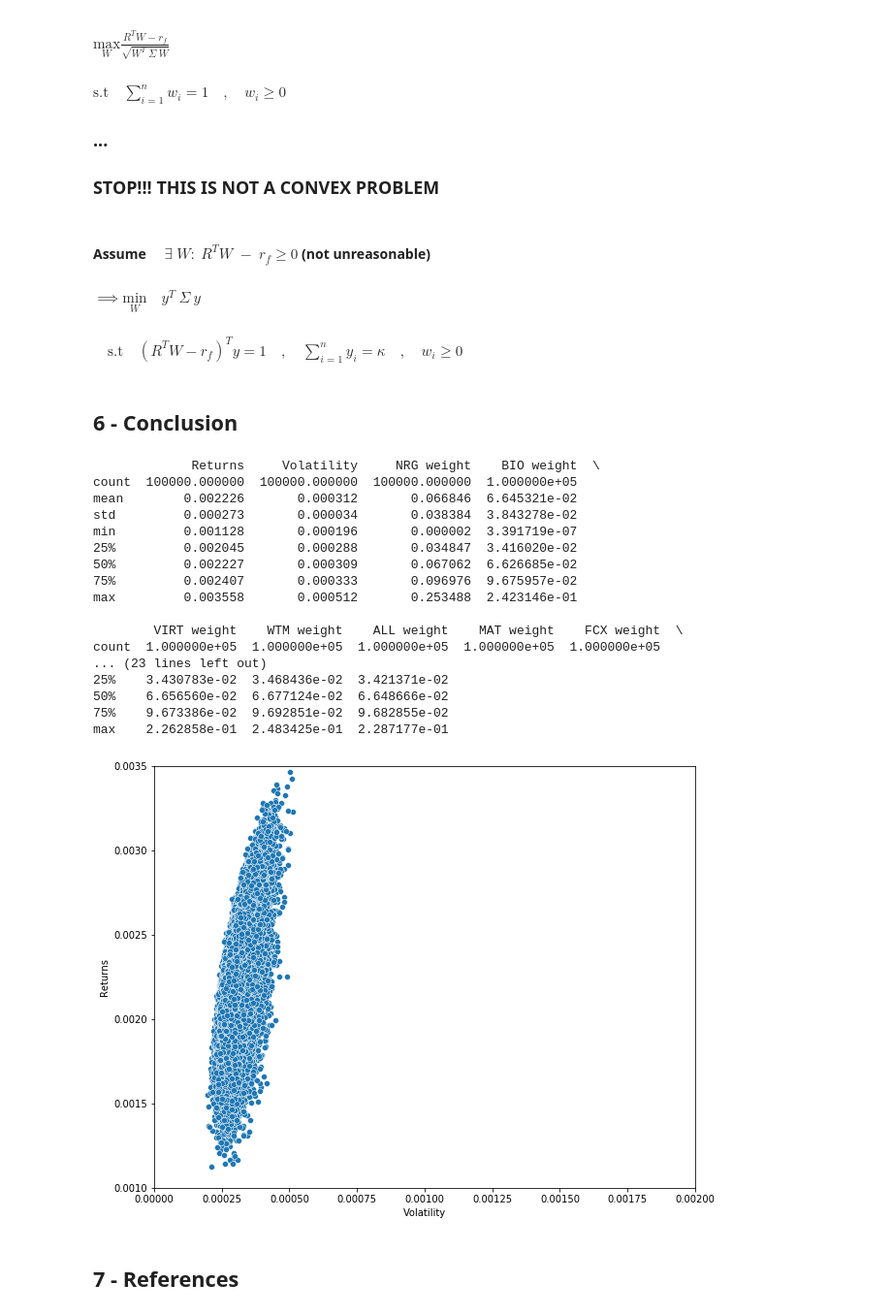
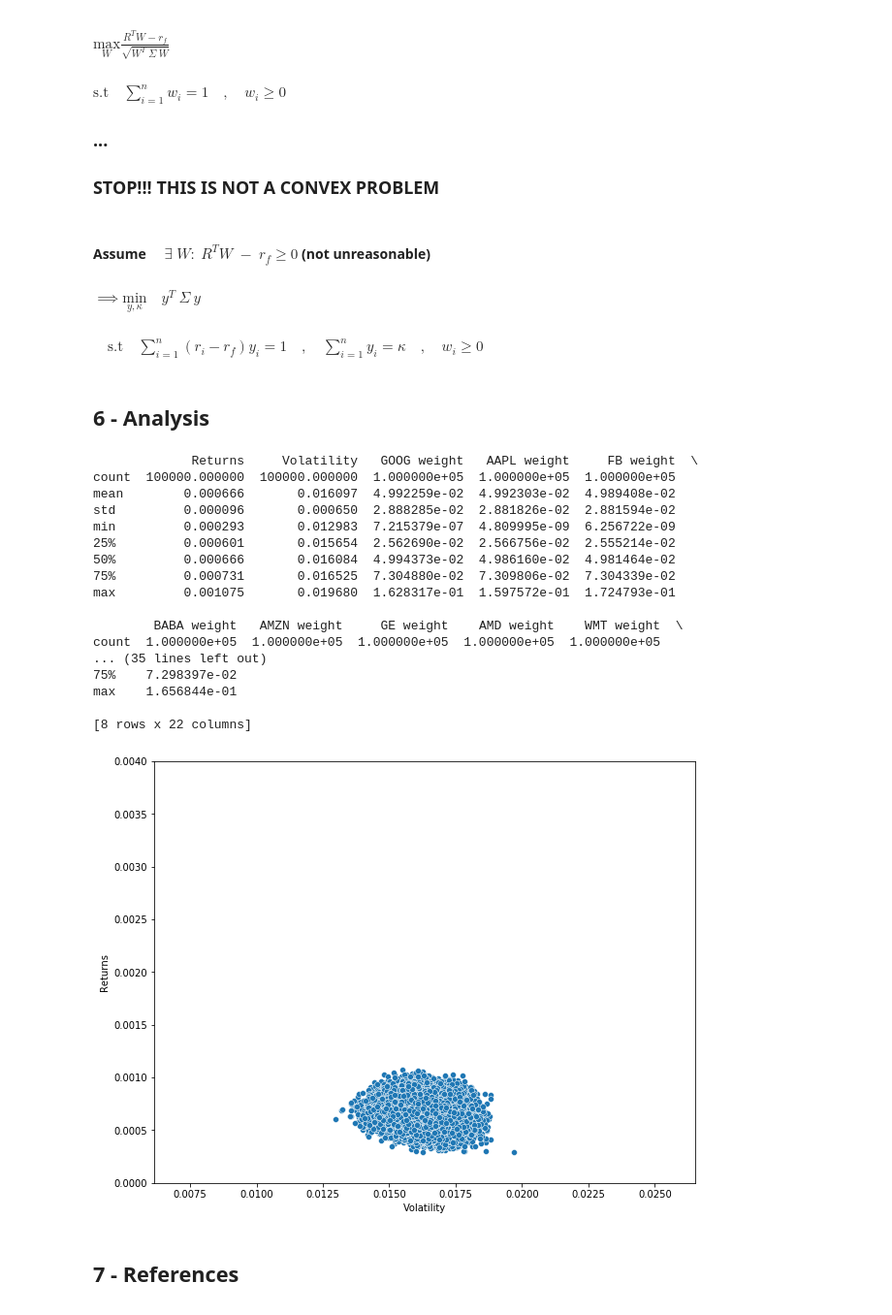
Before and after one commit to patohdzs/getting-them-stonks, a Jupyter notebook: stonks.ipynb, the cells around one changed output. Shown at 97% size. Saved outputs shown, nothing was run; the diff lists cells and outputs as text; code cells hidden in the pictures.

```diff
--- a/stonks.ipynb
+++ b/stonks.ipynb
@@ -70,7 +70,8 @@ First, we need to gather data on stock prices for a selection of assets. We focu
 # %%
 # Specify asset symbols
-stocks = ['NRG','BIO','VIRT','WTM','ALL','MAT','FCX','IAC','ZM','CE','MRNA','PTON','ETSY','TSLA','ZS']
-data = web.DataReader(stocks, 'yahoo', start='2019/02/10', end='2021/02/10')
+stocks = ['GOOG', 'AAPL', 'FB', 'BABA', 'AMZN', 'GE', 'AMD', 'WMT', 'BAC', 'GM',
+'T', 'UAA', 'SHLD', 'XOM', 'RRC', 'BBY', 'MA', 'PFE', 'JPM', 'SBUX']
+data = web.DataReader(stocks, 'yahoo', start='2018/02/10', end='2021/02/10')
 data.head()
 # %% [output]
 | Attributes | Adj Close |  |  |  |  |  |  |  |  |  | ... |
@@ -166,7 +167,7 @@ w_n
 3. Analyze solutions
 # %%
 # Defining weights vector
-n = 15
+n = 20
 w = cp.Variable(n)
 
 # Defining solutions dictionary
@@ -295,59 +300,57 @@ Solution weight is
 #### Assume $\quad \exists \; W: \; R^TW \; -  \; r_f \geq 0 $           (not unreasonable)
 
 
-#### $\implies \underset{W}{\text{min}} \quad  y^T\:\Sigma \: y $
-#### $\quad \textrm{s.t}\quad (R^TW  -  r_f)^Ty=1 \quad , \quad \sum_{i=1}^{n}{y_i}=\kappa \quad , \quad w_i\geq 0$
+#### $\implies \underset{y,\kappa}{\text{min}} \quad  y^T\:\Sigma \: y $
+#### $\quad \textrm{s.t}\quad \sum_{i=1}^{n}{(r_i-r_f)y_i}=1 \quad , \quad \sum_{i=1}^{n}{y_i}=\kappa \quad , \quad w_i\geq 0$
 # %% [markdown]
-## 6 - Conclusion
+## 6 - Analysis
 # %%
 # Monte Carlo simultions of different portfolios
 
 p_ret = [] # Define an empty array for portfolio returns
 p_vol = [] # Define an empty array for portfolio volatilities
 p_weights = [] # Define an empty array for asset weights
-num_portfolios = 100000
+num_portfolios = 500
 
 for portfolio in range(num_portfolios):
     weights = np.random.random(n)
     weights = weights/np.sum(weights)
     p_weights.append(weights)
     returns = (ex_returns.to_numpy())@weights
-    volatility =  weights@cov_returns@weights
+    volatility =  (weights@cov_returns@weights)**0.5
     p_ret.append(returns)
     p_vol.append(volatility)
 simulations = {'Returns':p_ret, 'Volatility':p_vol}
 
 for counter, symbol in enumerate(data.columns.tolist()):
     simulations[symbol+' weight'] = [w[counter] for w in p_weights]
 
 simulated_portfolios  = pd.DataFrame(simulations)
-print(simulated_portfolios.describe())
 
 f, axs = plt.subplots(figsize=(10, 8))
 sns.scatterplot(data=simulated_portfolios,x=simulated_portfolios['Volatility'],
                 y=simulated_portfolios['Returns'], ax=axs)
-plt.ylim(0.001, 0.0035)
-plt.xlim(0, 0.002)
+plt.ylim(0, 0.004)
 
 plt.show()
 # %% [output]
-             Returns     Volatility     NRG weight    BIO weight  \
-count  100000.000000  100000.000000  100000.000000  1.000000e+05
-mean        0.002226       0.000312       0.066846  6.645321e-02
-std         0.000273       0.000034       0.038384  3.843278e-02
-min         0.001128       0.000196       0.000002  3.391719e-07
-25%         0.002045       0.000288       0.034847  3.416020e-02
-50%         0.002227       0.000309       0.067062  6.626685e-02
-75%         0.002407       0.000333       0.096976  9.675957e-02
-max         0.003558       0.000512       0.253488  2.423146e-01
+             Returns     Volatility   GOOG weight   AAPL weight     FB weight  \
+count  100000.000000  100000.000000  1.000000e+05  1.000000e+05  1.000000e+05
+mean        0.000666       0.016097  4.992259e-02  4.992303e-02  4.989408e-02
+std         0.000096       0.000650  2.888285e-02  2.881826e-02  2.881594e-02
+min         0.000293       0.012983  7.215379e-07  4.809995e-09  6.256722e-09
+25%         0.000601       0.015654  2.562690e-02  2.566756e-02  2.555214e-02
+50%         0.000666       0.016084  4.994373e-02  4.986160e-02  4.981464e-02
+75%         0.000731       0.016525  7.304880e-02  7.309806e-02  7.304339e-02
+max         0.001075       0.019680  1.628317e-01  1.597572e-01  1.724793e-01
 
-        VIRT weight    WTM weight    ALL weight    MAT weight    FCX weight  \
+        BABA weight   AMZN weight     GE weight    AMD weight    WMT weight  \
 count  1.000000e+05  1.000000e+05  1.000000e+05  1.000000e+05  1.000000e+05
-... (23 lines left out)
-25%    3.430783e-02  3.468436e-02  3.421371e-02
-50%    6.656560e-02  6.677124e-02  6.648666e-02
-75%    9.673386e-02  9.692851e-02  9.682855e-02
-max    2.262858e-01  2.483425e-01  2.287177e-01
+... (35 lines left out)
+75%    7.298397e-02
+max    1.656844e-01
+
+[8 rows x 22 columns]
-[figure, old version]
+[figure, new version]
 # %% [markdown]
 ## 7 - References
```
Also changed, not shown: parts of 13 cells of this notebook, 1 other file.
